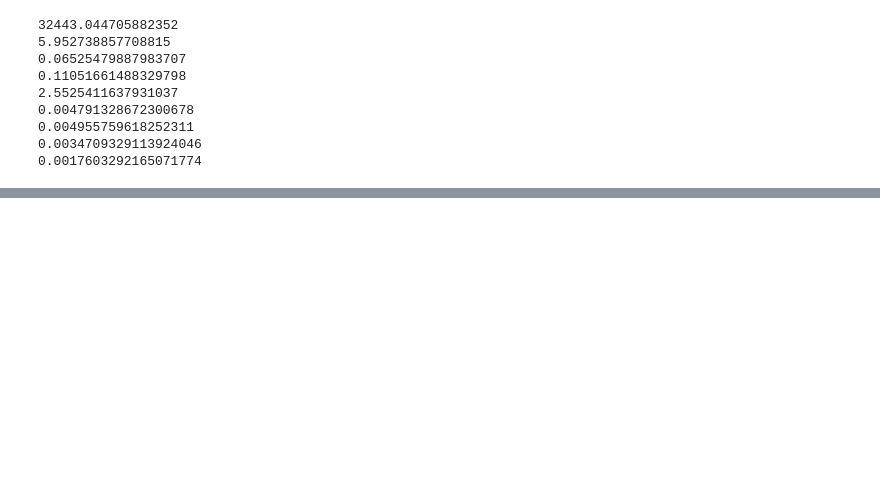
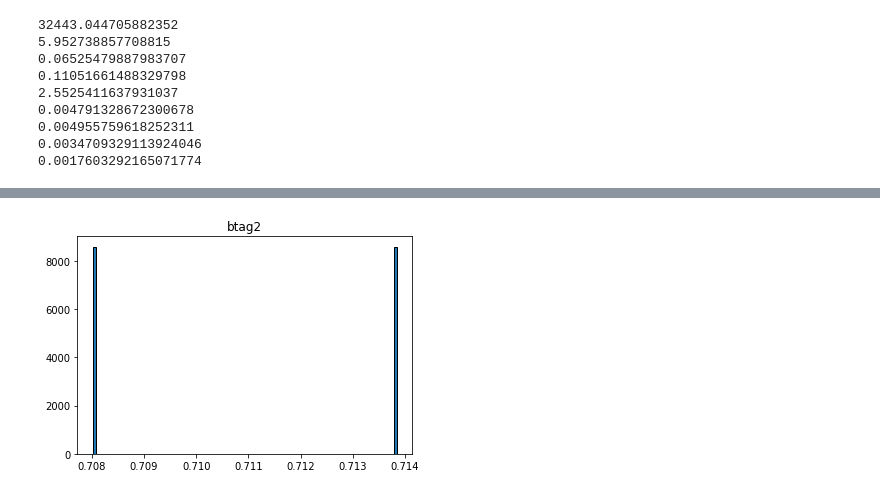
Before and after one commit to irenecortinovis/HiggsSearch-LEP, a Jupyter notebook: scan_events.ipynb, the cells around one changed output, grey strips where cells are left out. Drawn from its saved outputs; the diff is of its cells as text; code cells hidden in the pictures; blank space fills up the shorter version.

```diff
--- a/scan_events.ipynb
+++ b/scan_events.ipynb
@@ -149,0 +257,20 @@ plt.show()
+# %%
+#DEBUGGINGGGGG
+
+
+#dijet mass
+dfcut = df_qq.query('xmj1p2>40 & btag1>0.5 & btag2>0.5 & ucsdbt0>2.5 & acoll<65*2*3.1415926/360')
+#mass recoiling to do
+
+#encm
+varlist = ['btag2',]
+bins = [100]
+
+dfcut = df_list_cut[2]
+for varname in varlist:
+    index = varlist.index(varname)
+    plt.hist(dfcut[varname], bins=bins[index], ec="black", histtype="stepfilled", density=1)
+    plt.title(varname)
+    plt.show()
+# %% [output]
+[figure, added]
```
Also changed, not shown: parts of 8 cells of this notebook.
